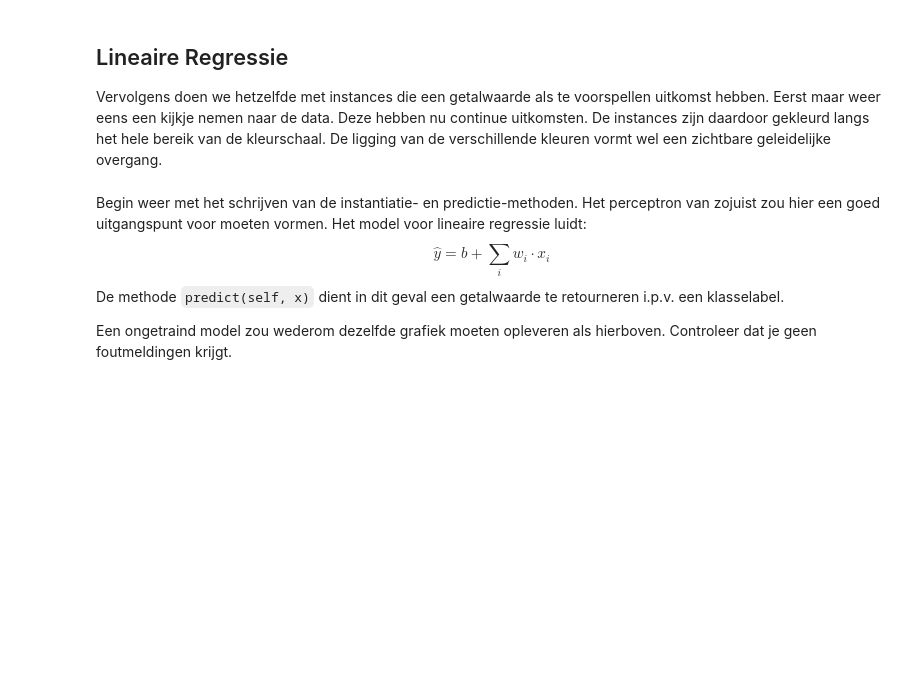
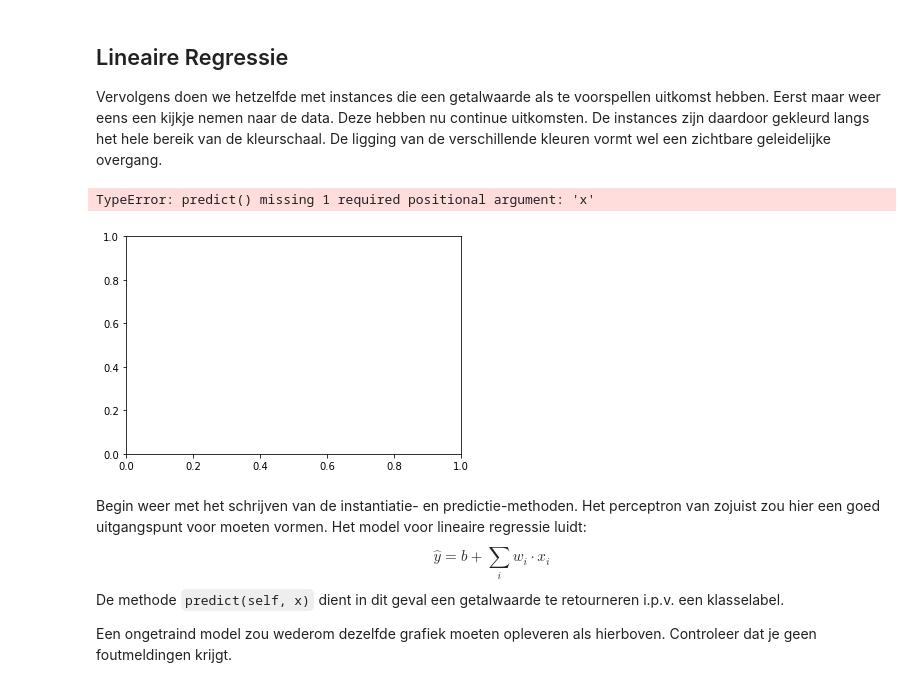
Before and after one commit to wmellema/DataMiningTest, a Jupyter notebook: les1/oefeningen.ipynb, the cells around one changed output. Cells and saved outputs as stored; diff of their text form; code cells hidden in the pictures; blank space fills up the shorter version.

```diff
--- a/les1/oefeningen.ipynb
+++ b/les1/oefeningen.ipynb
@@ -169,8 +156,11 @@ Experimenteer zelf verder hoe het algoritme zich gedraagt. Bijvoorbeeld:
 
 Vervolgens doen we hetzelfde met instances die een getalwaarde als te voorspellen uitkomst hebben. Eerst maar weer eens een kijkje nemen naar de data. Deze hebben nu continue uitkomsten. De instances zijn daardoor gekleurd langs het hele bereik van de kleurschaal. De ligging van de verschillende kleuren vormt wel een zichtbare geleidelijke overgang.
 # %%
-xs, ys = data.generate(nominal=False)
-data.plot(xs, ys)
+xs, ys = data.generate_data()
+data.plot_data(xs, ys, model=LinearRegression)
+# %% [output]
+TypeError: predict() missing 1 required positional argument: 'x'
+[figure, added]
 # %% [markdown]
 Begin weer met het schrijven van de instantiatie- en predictie-methoden. Het perceptron van zojuist zou hier een goed uitgangspunt voor moeten vormen. Het model voor lineaire regressie luidt:
 \begin{equation*}
```
Also changed, not shown: parts of 9 cells of this notebook, 2 other files.
